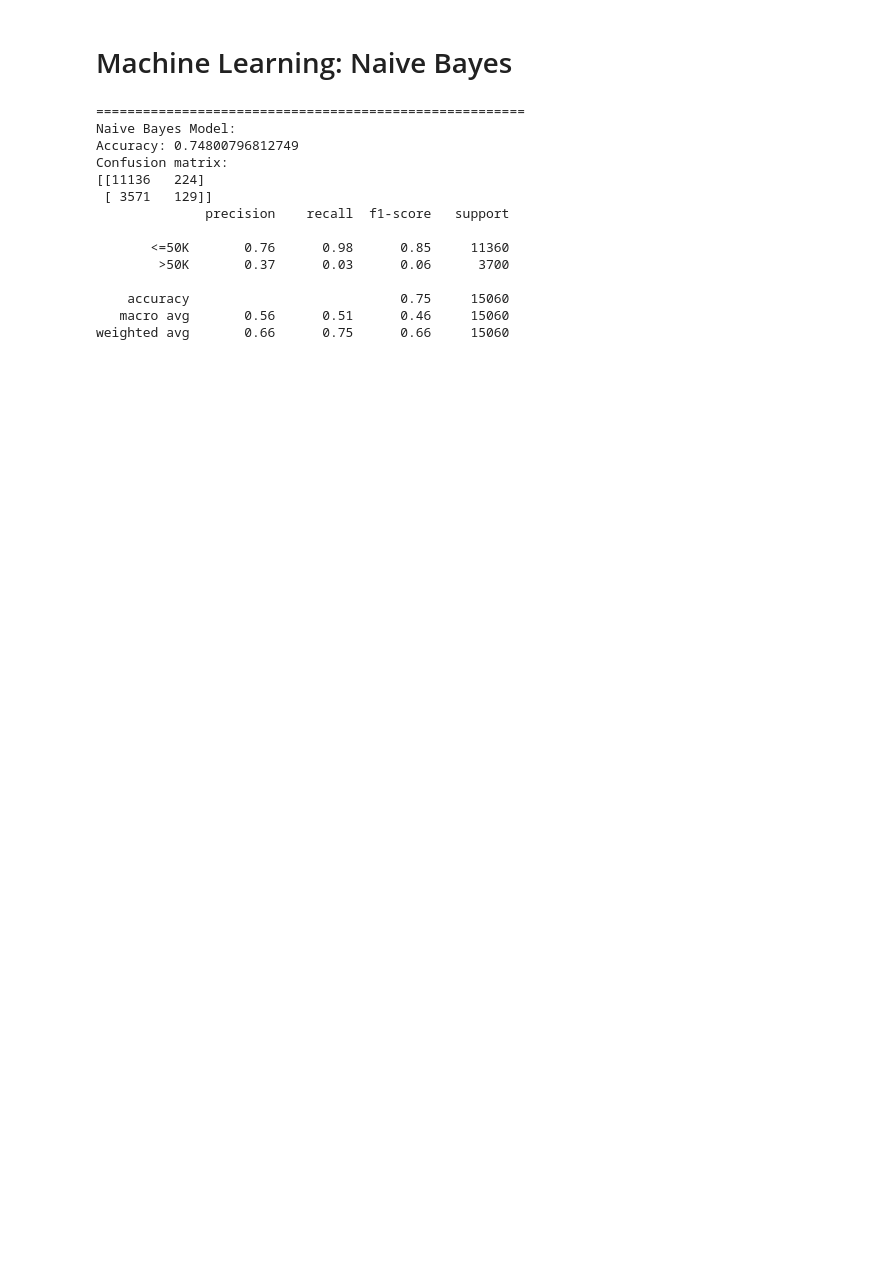
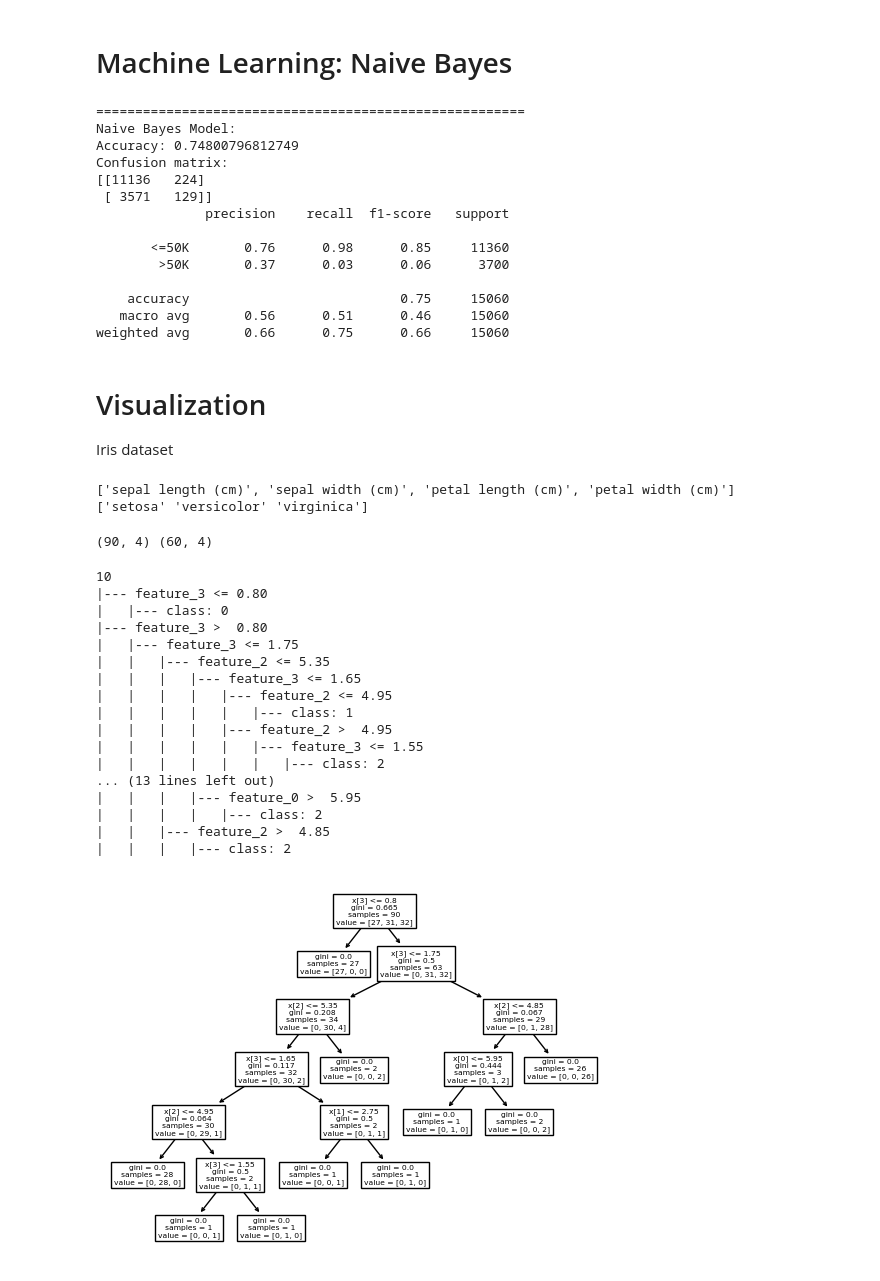
Before and after one commit to karuna-bhaila/mdas_ML, a Jupyter notebook: Task1.ipynb, the cells around one changed output. Saved outputs shown, nothing was run; the diff lists cells and outputs as text; code cells hidden in the pictures; blank space fills up the shorter version.

```diff
--- a/Task1.ipynb
+++ b/Task1.ipynb
@@ -239,3 +237,59 @@ Confusion matrix:
     accuracy                           0.75     15060
    macro avg       0.56      0.51      0.46     15060
 weighted avg       0.66      0.75      0.66     15060
+# %% [markdown]
+# Visualization
+Iris dataset
+# %%
+from sklearn import datasets
+from sklearn.model_selection import train_test_split
+
+iris = datasets.load_iris(return_X_y=False)
+X = iris.data
+Y = iris.target
+features = iris.feature_names
+labels = iris.target_names
+print(features)
+print(labels)
+# %% [output]
+['sepal length (cm)', 'sepal width (cm)', 'petal length (cm)', 'petal width (cm)']
+['setosa' 'versicolor' 'virginica']
+# %%
+X_train, X_test, Y_train, Y_test = train_test_split(X, Y, test_size=0.40, random_state=42)
+print(X_train.shape, X_test.shape)
+# %% [output]
+(90, 4) (60, 4)
+# %%
+from sklearn.tree import DecisionTreeClassifier
+from sklearn import tree
+import matplotlib.pyplot as plt
+
+dtree = DecisionTreeClassifier()
+dtree.fit(X_train, Y_train)
+predictions = dtree.predict(X_test)
+print(dtree.get_n_leaves())
+
+r = tree.export_text(dtree)
+print(r)
+
+tree.plot_tree(dtree)
+plt.show()
+# %% [output]
+10
+|--- feature_3 <= 0.80
+|   |--- class: 0
+|--- feature_3 >  0.80
+|   |--- feature_3 <= 1.75
+|   |   |--- feature_2 <= 5.35
+|   |   |   |--- feature_3 <= 1.65
+|   |   |   |   |--- feature_2 <= 4.95
+|   |   |   |   |   |--- class: 1
+|   |   |   |   |--- feature_2 >  4.95
+|   |   |   |   |   |--- feature_3 <= 1.55
+|   |   |   |   |   |   |--- class: 2
+... (13 lines left out)
+|   |   |   |--- feature_0 >  5.95
+|   |   |   |   |--- class: 2
+|   |   |--- feature_2 >  4.85
+|   |   |   |--- class: 2
+[figure, added]
```
Also changed, not shown: parts of 8 cells of this notebook, 5 other files.
